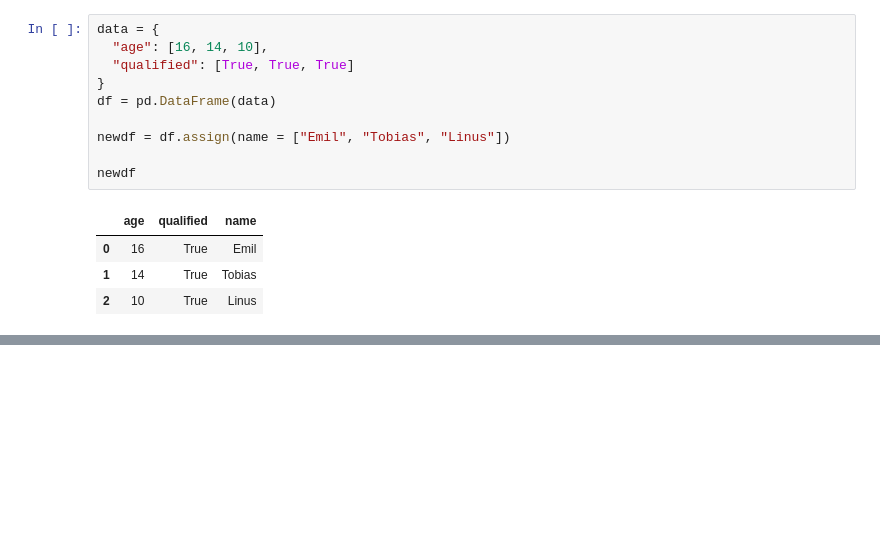
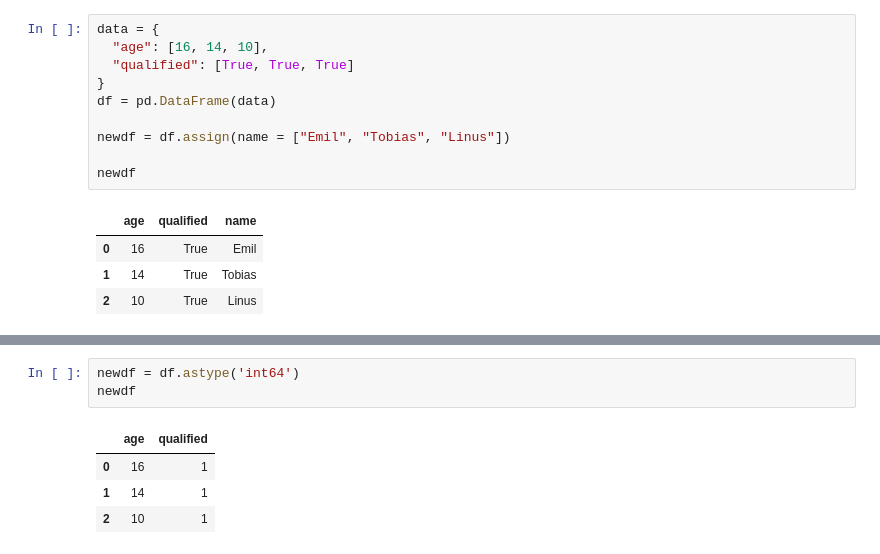
Before and after one commit to alinemati45/Python-Tutorial, a Jupyter notebook: Pandas .ipynb, the cells around one changed output, grey strips where cells are left out. Saved outputs shown, nothing was run; the diff lists cells and outputs as text; blank space fills up the shorter version.

```diff
--- a/Pandas .ipynb
+++ b/Pandas .ipynb
@@ -859,0 +890,8 @@ newdf
+# %%
+newdf = df.astype('int64')
+newdf
+# %% [output]
+|  | age | qualified |
+| 0 | 16 | 1 |
+| 1 | 14 | 1 |
+| 2 | 10 | 1 |
```
Also changed, not shown: parts of 8 cells of this notebook.
